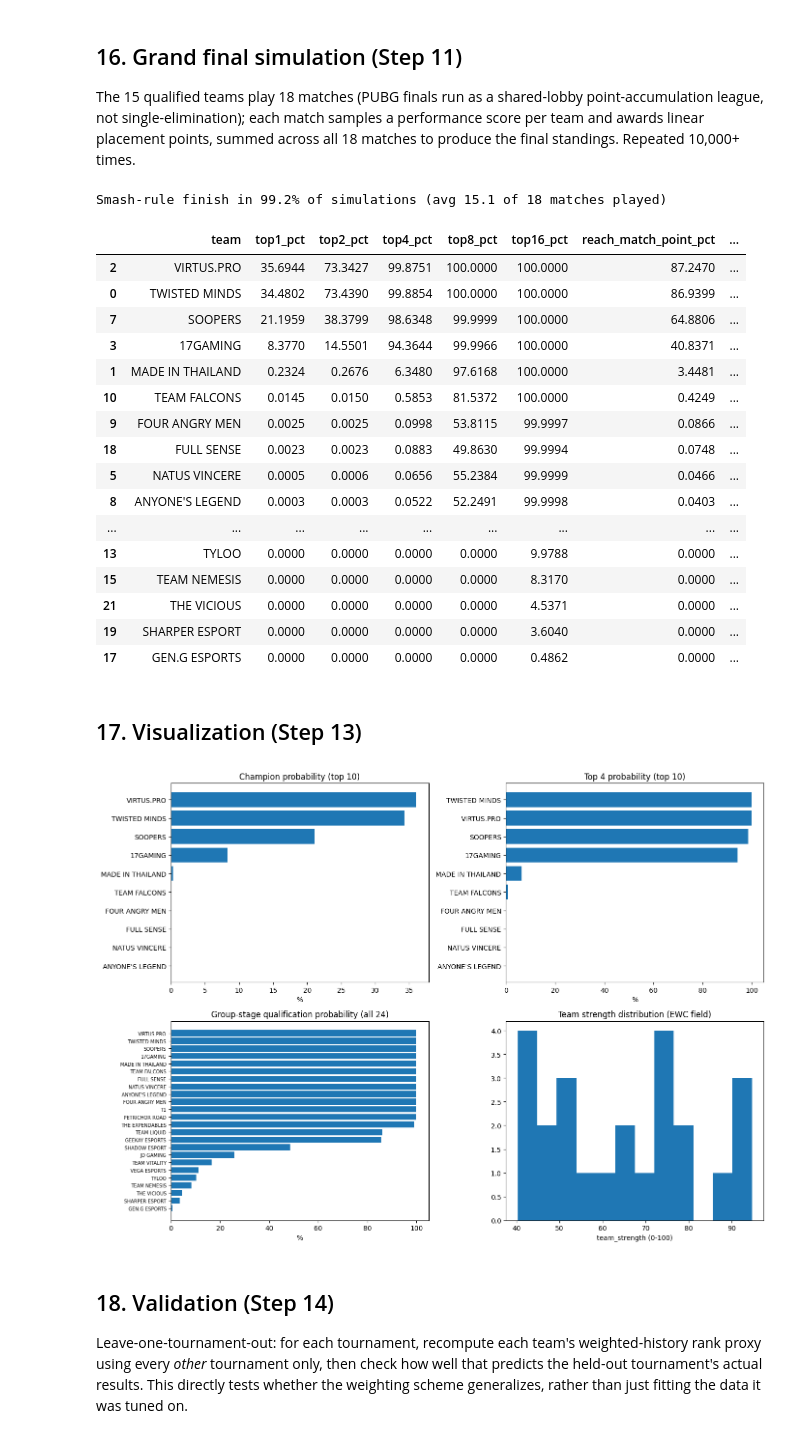
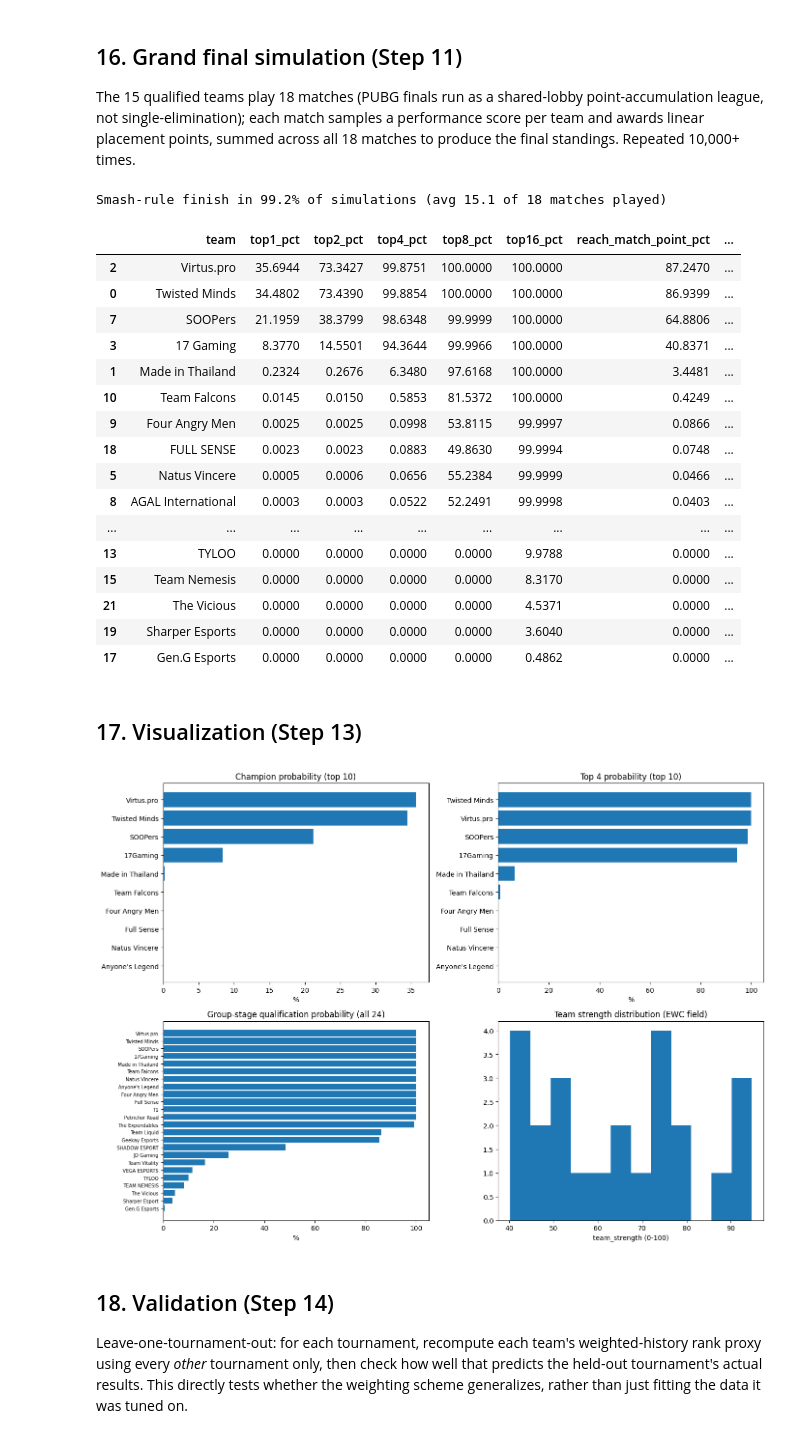
Before and after one commit to NTMQuannuaQMTN/ewcpubg, a Jupyter notebook: notebooks/ewcpubg.ipynb, the cells around one changed output. Saved outputs shown, nothing was run; the diff lists cells and outputs as text; code cells hidden in the pictures.

Commit message:
update team names

```diff
--- a/notebooks/ewcpubg.ipynb
+++ b/notebooks/ewcpubg.ipynb
@@ -1086,6 +1086,7 @@ One canonical `normalize_team_name()` used everywhere *before* any merge (fixes
 TEAM_NAME_ALIASES = {
     "AGAL INTERNATIONAL": "ANYONE'S LEGEND",
     "GAM THE EXPENDABLES": "THE EXPENDABLES",
+    "GAM ESPORTS": "THE EXPENDABLES",
     "FULL SENSE": "FULL SENSE",
     "R8 ESPORTS": "VEGA ESPORTS",
     "SHADOW ESPORT": "SHADOW ESPORT",
@@ -2046,61 +2084,63 @@ grand_final_results = tournament_results.rename(columns={
     "avg_final_placement", "avg_final_points",
 ]].sort_values(["top1_pct", "top4_pct", "top8_pct", "top16_pct"], ascending=False)
 
-grand_final_results
+# grand_final_results["team"] stays canonical -- used as a merge
+# key later (final_output). Display names only, via a copy.
+grand_final_results.assign(team=grand_final_results["team"].map(DISPLAY_NAMES))
 # %% [output]
 Smash-rule finish in 99.2% of simulations (avg 15.1 of 18 matches played)
 |  | team | top1_pct | top2_pct | top4_pct | top8_pct | top16_pct | reach_match_point_pct | ... |
-| 2 | VIRTUS.PRO | 35.6944 | 73.3427 | 99.8751 | 100.0000 | 100.0000 | 87.2470 | ... |
-| 0 | TWISTED MINDS | 34.4802 | 73.4390 | 99.8854 | 100.0000 | 100.0000 | 86.9399 | ... |
-| 7 | SOOPERS | 21.1959 | 38.3799 | 98.6348 | 99.9999 | 100.0000 | 64.8806 | ... |
-| 3 | 17GAMING | 8.3770 | 14.5501 | 94.3644 | 99.9966 | 100.0000 | 40.8371 | ... |
-| 1 | MADE IN THAILAND | 0.2324 | 0.2676 | 6.3480 | 97.6168 | 100.0000 | 3.4481 | ... |
-| 10 | TEAM FALCONS | 0.0145 | 0.0150 | 0.5853 | 81.5372 | 100.0000 | 0.4249 | ... |
-| 9 | FOUR ANGRY MEN | 0.0025 | 0.0025 | 0.0998 | 53.8115 | 99.9997 | 0.0866 | ... |
+| 2 | Virtus.pro | 35.6944 | 73.3427 | 99.8751 | 100.0000 | 100.0000 | 87.2470 | ... |
+| 0 | Twisted Minds | 34.4802 | 73.4390 | 99.8854 | 100.0000 | 100.0000 | 86.9399 | ... |
+| 7 | SOOPers | 21.1959 | 38.3799 | 98.6348 | 99.9999 | 100.0000 | 64.8806 | ... |
+| 3 | 17 Gaming | 8.3770 | 14.5501 | 94.3644 | 99.9966 | 100.0000 | 40.8371 | ... |
+| 1 | Made in Thailand | 0.2324 | 0.2676 | 6.3480 | 97.6168 | 100.0000 | 3.4481 | ... |
+| 10 | Team Falcons | 0.0145 | 0.0150 | 0.5853 | 81.5372 | 100.0000 | 0.4249 | ... |
+| 9 | Four Angry Men | 0.0025 | 0.0025 | 0.0998 | 53.8115 | 99.9997 | 0.0866 | ... |
 | 18 | FULL SENSE | 0.0023 | 0.0023 | 0.0883 | 49.8630 | 99.9994 | 0.0748 | ... |
-| 5 | NATUS VINCERE | 0.0005 | 0.0006 | 0.0656 | 55.2384 | 99.9999 | 0.0466 | ... |
-| 8 | ANYONE'S LEGEND | 0.0003 | 0.0003 | 0.0522 | 52.2491 | 99.9998 | 0.0403 | ... |
+| 5 | Natus Vincere | 0.0005 | 0.0006 | 0.0656 | 55.2384 | 99.9999 | 0.0466 | ... |
+| 8 | AGAL International | 0.0003 | 0.0003 | 0.0522 | 52.2491 | 99.9998 | 0.0403 | ... |
 | ... | ... | ... | ... | ... | ... | ... | ... | ... |
 | 13 | TYLOO | 0.0000 | 0.0000 | 0.0000 | 0.0000 | 9.9788 | 0.0000 | ... |
-| 15 | TEAM NEMESIS | 0.0000 | 0.0000 | 0.0000 | 0.0000 | 8.3170 | 0.0000 | ... |
-| 21 | THE VICIOUS | 0.0000 | 0.0000 | 0.0000 | 0.0000 | 4.5371 | 0.0000 | ... |
-| 19 | SHARPER ESPORT | 0.0000 | 0.0000 | 0.0000 | 0.0000 | 3.6040 | 0.0000 | ... |
-| 17 | GEN.G ESPORTS | 0.0000 | 0.0000 | 0.0000 | 0.0000 | 0.4862 | 0.0000 | ... |
+| 15 | Team Nemesis | 0.0000 | 0.0000 | 0.0000 | 0.0000 | 8.3170 | 0.0000 | ... |
+| 21 | The Vicious | 0.0000 | 0.0000 | 0.0000 | 0.0000 | 4.5371 | 0.0000 | ... |
+| 19 | Sharper Esports | 0.0000 | 0.0000 | 0.0000 | 0.0000 | 3.6040 | 0.0000 | ... |
+| 17 | Gen.G Esports | 0.0000 | 0.0000 | 0.0000 | 0.0000 | 0.4862 | 0.0000 | ... |
 # %% [markdown]
 ## 17. Visualization (Step 13)
 # %%
 import matplotlib.pyplot as plt
 
 fig, axes = plt.subplots(2, 2, figsize=(14, 10))
 
 top10_champ = grand_final_results.head(10)
-axes[0, 0].barh(top10_champ["team"], top10_champ["top1_pct"])
+axes[0, 0].barh(top10_champ["team"].map(DISPLAY_NAMES), top10_champ["top1_pct"])
 axes[0, 0].invert_yaxis()
 axes[0, 0].set_title("Champion probability (top 10)")
 axes[0, 0].set_xlabel("%")
 
 top10_t4 = grand_final_results.sort_values("top4_pct", ascending=False).head(10)
-axes[0, 1].barh(top10_t4["team"], top10_t4["top4_pct"])
+axes[0, 1].barh(top10_t4["team"].map(DISPLAY_NAMES), top10_t4["top4_pct"])
 axes[0, 1].invert_yaxis()
 axes[0, 1].set_title("Top 4 probability (top 10)")
 axes[0, 1].set_xlabel("%")
 
 qual_sorted = qualification_df.sort_values("qualification_pct", ascending=False)
-axes[1, 0].barh(qual_sorted["team"], qual_sorted["qualification_pct"])
+axes[1, 0].barh(qual_sorted["team"].map(DISPLAY_NAMES), qual_sorted["qualification_pct"])
 axes[1, 0].invert_yaxis()
 axes[1, 0].set_title("Group-stage qualification probability (all 24)")
 axes[1, 0].set_xlabel("%")
 axes[1, 0].tick_params(axis="y", labelsize=7)
 
 axes[1, 1].hist(ewc_strength["team_strength"], bins=12)
 axes[1, 1].set_title("Team strength distribution (EWC field)")
 axes[1, 1].set_xlabel("team_strength (0-100)")
 
 plt.tight_layout()
 plt.savefig(f"{OUTPUT_DIR}/ewc_simulation_charts.png", dpi=120)
 plt.show()
 # %% [output]
-[figure, old version]
+[figure, new version]
 # %% [markdown]
 ## 18. Validation (Step 14)
 
```
Also changed, not shown: parts of 3 cells of this notebook.
